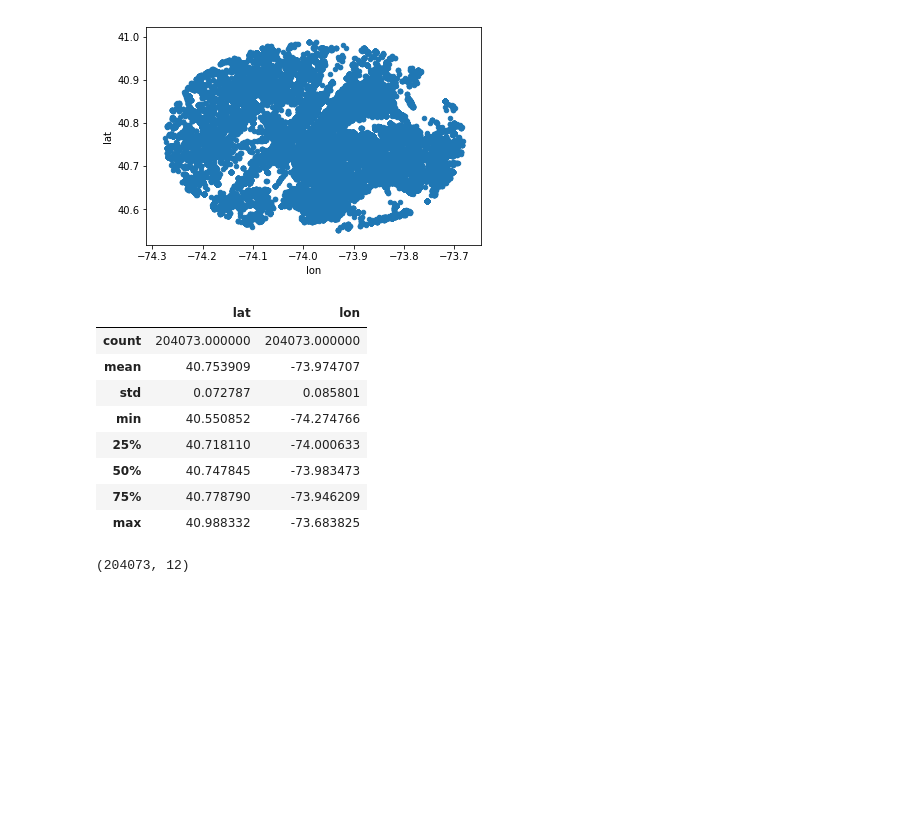
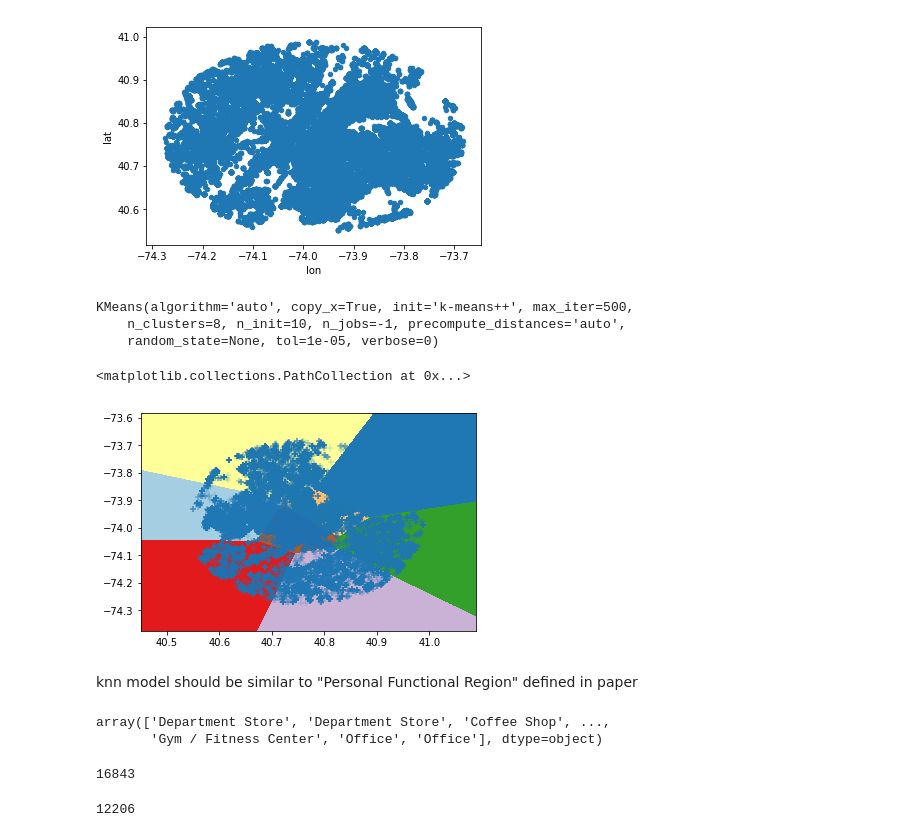
Before and after one commit to shengcode/CSE523, a Jupyter notebook: foursquare.ipynb, the cells around one changed output. Cells and saved outputs as stored; diff of their text form; code cells hidden in the pictures; blank space fills up the shorter version.

```diff
--- a/foursquare.ipynb
+++ b/foursquare.ipynb
@@ -264,19 +246,48 @@ nyc_train[['lat', 'lon']].plot(x='lon', y='lat', kind='scatter')
 # %% [output]
 <matplotlib.axes._subplots.AxesSubplot at 0x...>
 [figure]
-# %%
-nyc_train[['lat', 'lon']].describe()
-# %% [output]
-|  | lat | lon |
-| count | 204073.000000 | 204073.000000 |
-| mean | 40.753909 | -73.974707 |
-| std | 0.072787 | 0.085801 |
-| min | 40.550852 | -74.274766 |
-| 25% | 40.718110 | -74.000633 |
-| 50% | 40.747845 | -73.983473 |
-| 75% | 40.778790 | -73.946209 |
-| max | 40.988332 | -73.683825 |
-# %%
-nyc_train.shape
-# %% [output]
-(204073, 12)
+# %%
+model = KMeans(max_iter=500, n_jobs=-1, tol=1e-5)
+
+model.fit(nyc_train[['lat', 'lon']])
+# %% [output]
+KMeans(algorithm='auto', copy_x=True, init='k-means++', max_iter=500,
+    n_clusters=8, n_init=10, n_jobs=-1, precompute_distances='auto',
+    random_state=None, tol=1e-05, verbose=0)
+# %%
+lon_min, lon_max = nyc_train.lon.min() - 0.1, nyc_train.lon.max() + 0.1
+lat_min, lat_max = nyc_train.lat.min() - 0.1, nyc_train.lat.max() + 0.1
+h = 0.0005
+xx, yy = np.meshgrid(np.arange(lat_min, lat_max, h), np.arange(lon_min, lon_max, h))
+
+Z = model.predict(np.c_[xx.ravel(), yy.ravel()])
+
+# Put the result into a color plot
+Z = Z.reshape(xx.shape)
+# %%
+plt.figure()
+
+plt.imshow(Z, interpolation='nearest',
+           extent=(xx.min(), xx.max(), yy.min(), yy.max()),
+           cmap=plt.cm.Paired,
+           aspect='auto', origin='lower')
+plt.scatter(nyc_train.lat, nyc_train.lon, marker='+', alpha=0.2)
+# %% [output]
+<matplotlib.collections.PathCollection at 0x...>
+[figure, added]
+# %% [markdown]
+knn model should be similar to "Personal Functional Region" defined in paper
+# %%
+# use nearnest neighbour to predict
+neigh = KNeighborsClassifier(10, metric='manhattan', n_jobs=-1)
+
+neigh.fit(nyc_train[['lat', 'lon']], nyc_train.venus_category_name)
+
+neigh.predict(nyc_test[['lat', 'lon']])
+# %% [output]
+array(['Department Store', 'Department Store', 'Coffee Shop', ...,
+       'Gym / Fitness Center', 'Office', 'Office'], dtype=object)
+# %%
+np.sum(neigh.predict(nyc_test[['lat', 'lon']]) == nyc_test.venus_category_name)
+# %% [output]
+16843
@@ -282,0 +308,4 @@ nyc_train.shape
+# %%
+correct_predictions
+# %% [output]
+12206
```
Also changed, not shown: parts of 32 cells of this notebook.
